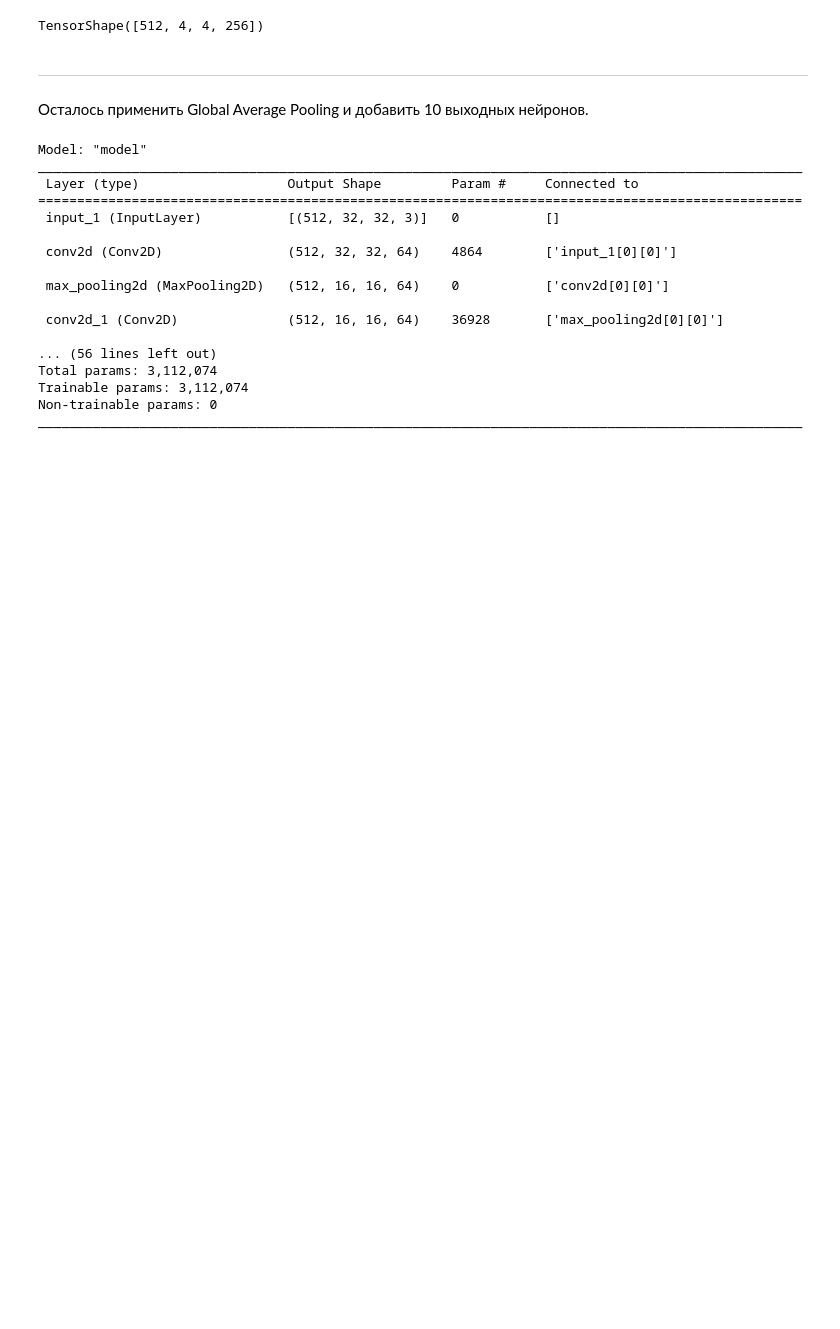
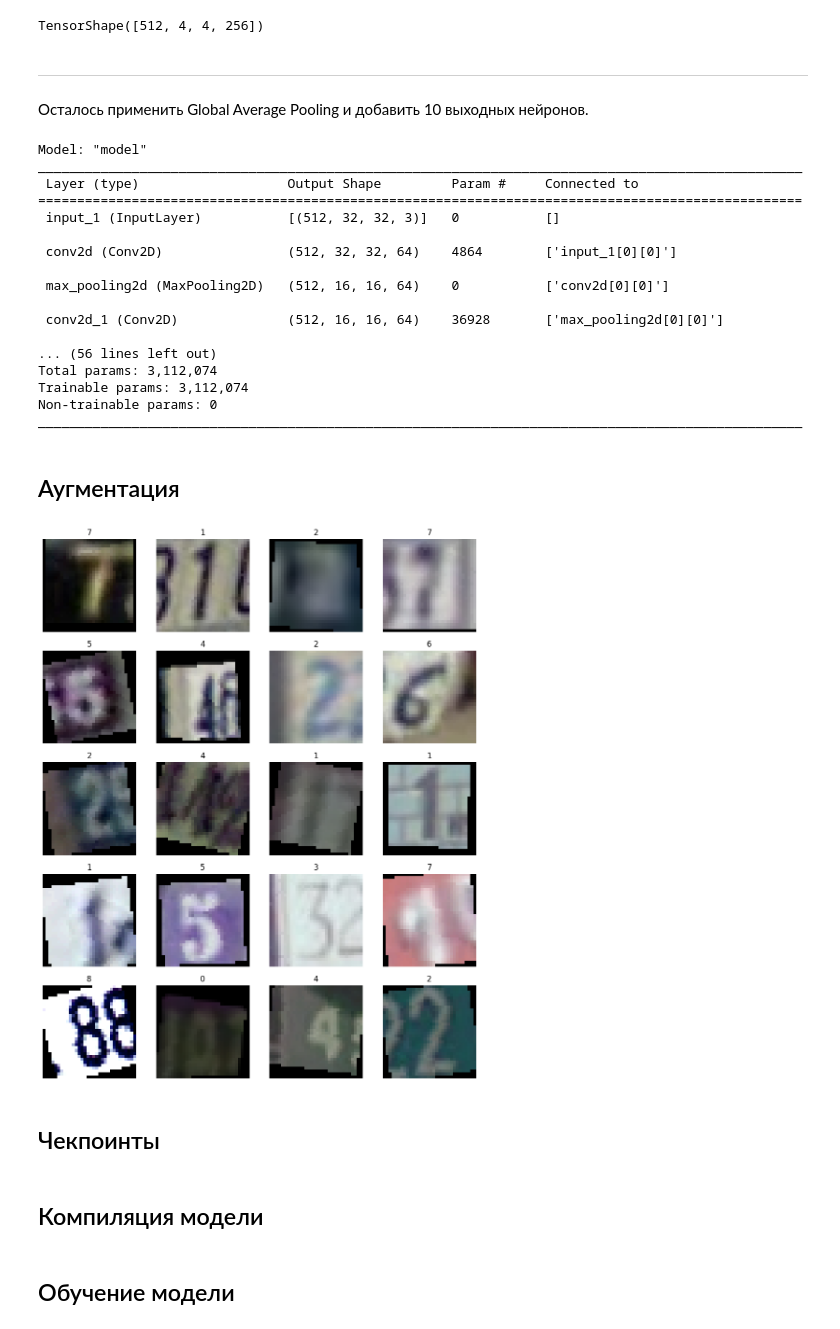
Before and after one commit to GrishaTS/YaMlProject, a Jupyter notebook: notebooks/Griga/ResNet/resnet.ipynb, the cells around one changed output. Drawn from its saved outputs; the diff is of its cells as text; code cells hidden in the pictures; blank space fills up the shorter version.

```diff
--- a/notebooks/Griga/ResNet/resnet.ipynb
+++ b/notebooks/Griga/ResNet/resnet.ipynb
@@ -161,0 +163,18 @@ train_ds, val_ds, test_ds = get_ds('repaired_data_train', 'repaired_data_test',
+# %% [markdown]
+## Аугментация
+# %%
+transformer1 = tv.transforms.Compose([
+    tv.transforms.RandomInvert(p=0.4),
+    tv.transforms.RandomPerspective(distortion_scale=0.2, p=0.4),
+])
+transformer2 = tv.transforms.Compose([
+    tv.transforms.RandomPosterize(bits=6, p=0.4),
+    tv.transforms.ColorJitter(brightness=.2, hue=0.2, contrast=0.5),
+    tv.transforms.RandomAffine(degrees=(-15, 15), translate=(0, 0.1), scale=(0.85, 1)),
+])
+transformer3 = tv.transforms.Compose([
+    tv.transforms.ColorJitter(brightness=.2, hue=0.2, contrast=0.5),
+    tv.transforms.RandomAffine(degrees=(-15, 15), translate=(0, 0.1), scale=(0.85, 1)),
+    tv.transforms.RandomPerspective(distortion_scale=0.2, p=0.4),
+])
+transformer = [transformer1, transformer2, transformer3]
@@ -161,0 +183,14 @@ train_ds, val_ds, test_ds = get_ds('repaired_data_train', 'repaired_data_test',
+# %%
+plt.figure(figsize=(12, 15))
+train_ds_visualization = train_ds[0]
+for i in range(20):
+    plt.subplot(5, 4, i + 1)
+    img = np.array(Image.fromarray((train_ds_visualization[0][i] * 255).astype(np.uint8), 'RGB'))
+    plt.imshow(img / 255, cmap=plt.cm.binary)
+    plt.title(np.argmax(train_ds_visualization[1][i]))
+    plt.axis('off')
+plt.show()
+# %% [output]
+[figure, added]
+# %% [markdown]
+## Чекпоинты
@@ -162 +222,3 @@ train_ds, val_ds, test_ds = get_ds('repaired_data_train', 'repaired_data_test',
+# %% [markdown]
+## Компиляция модели
 # %%
@@ -165 +229,3 @@ model.compile(optimizer='adam', metrics=['accuracy'],
+# %% [markdown]
+## Обучение модели
 # %%
```
Also changed, not shown: parts of 10 cells of this notebook, 11 other files.
